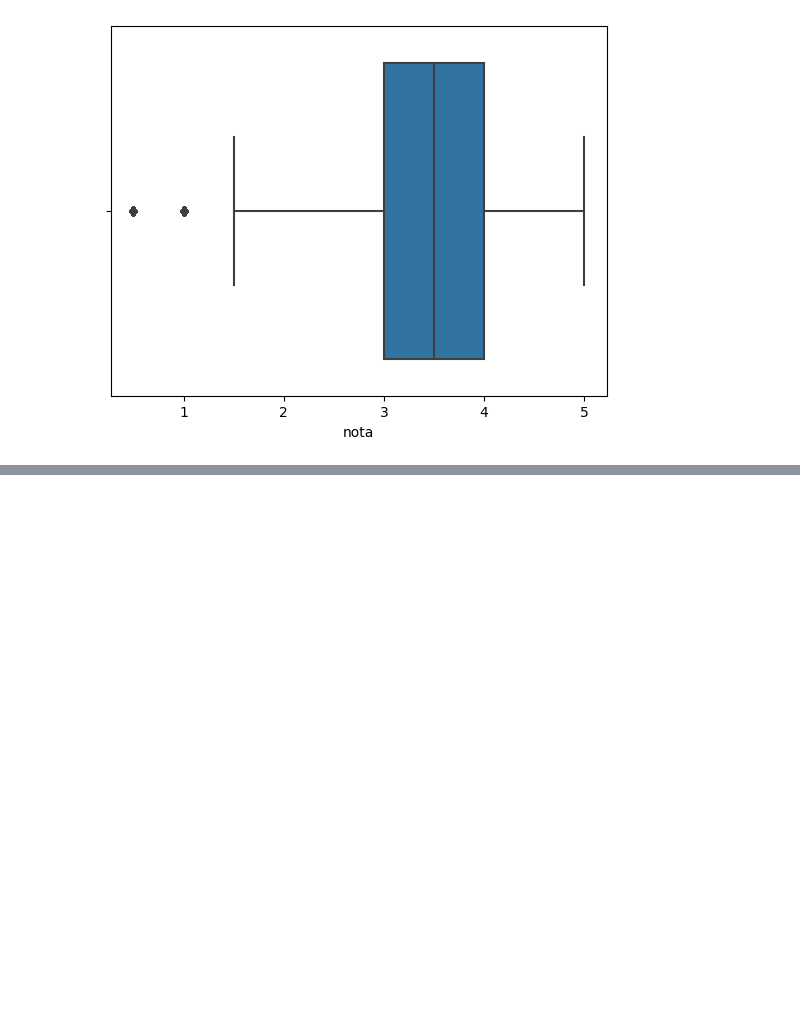
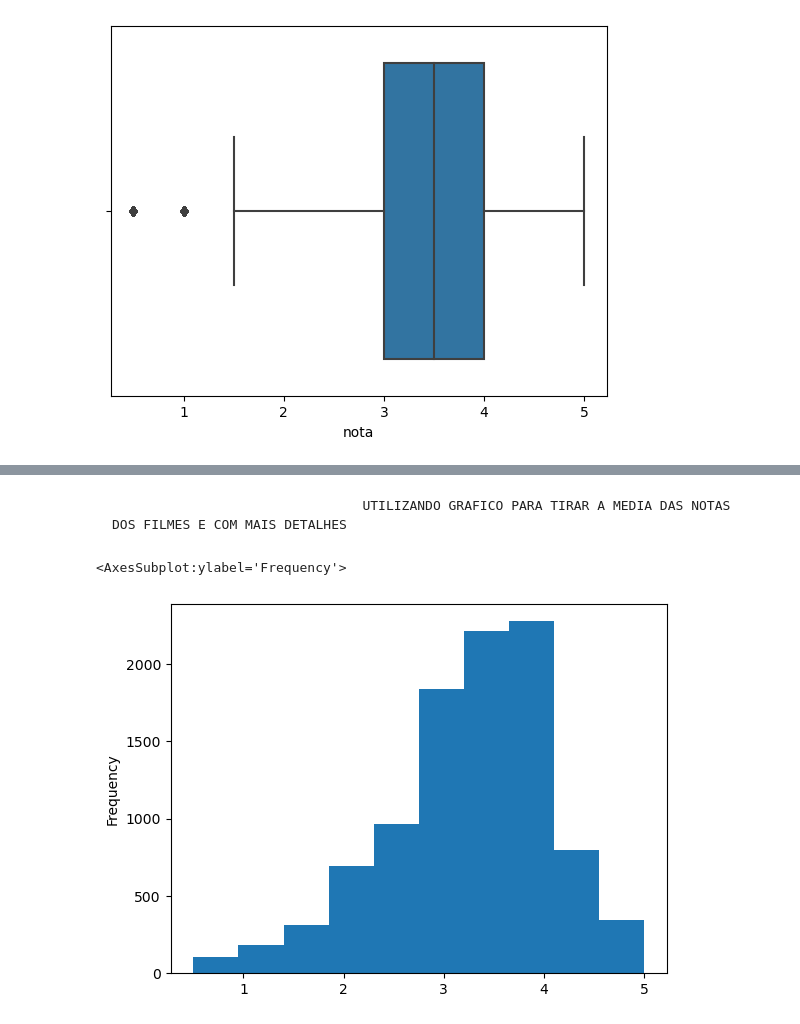
Before and after one commit to DiegoRodrigues007/Data-Science, a Jupyter notebook: teste.ipynb, the cells around one changed output, grey strips where cells are left out. Cells and saved outputs as stored; diff of their text form; code cells hidden in the pictures; blank space fills up the shorter version.

Commit message:
criação de novos graficos

```diff
--- a/teste.ipynb
+++ b/teste.ipynb
@@ -69,0 +136,3 @@ sns.boxplot(notas.nota)
+# %%
+media_por_filmes = notas.groupby('filmeId').mean().nota
+media_por_filmes.head()
@@ -69,0 +147,7 @@ sns.boxplot(notas.nota)
+# %% [markdown]
+                                    UTILIZANDO GRAFICO PARA TIRAR A MEDIA DAS NOTAS DOS FILMES E COM MAIS DETALHES
+# %%
+media_por_filmes.plot(kind='hist')
+# %% [output]
+<AxesSubplot:ylabel='Frequency'>
+[figure, added]
```
Also changed, not shown: parts of 16 cells of this notebook.
